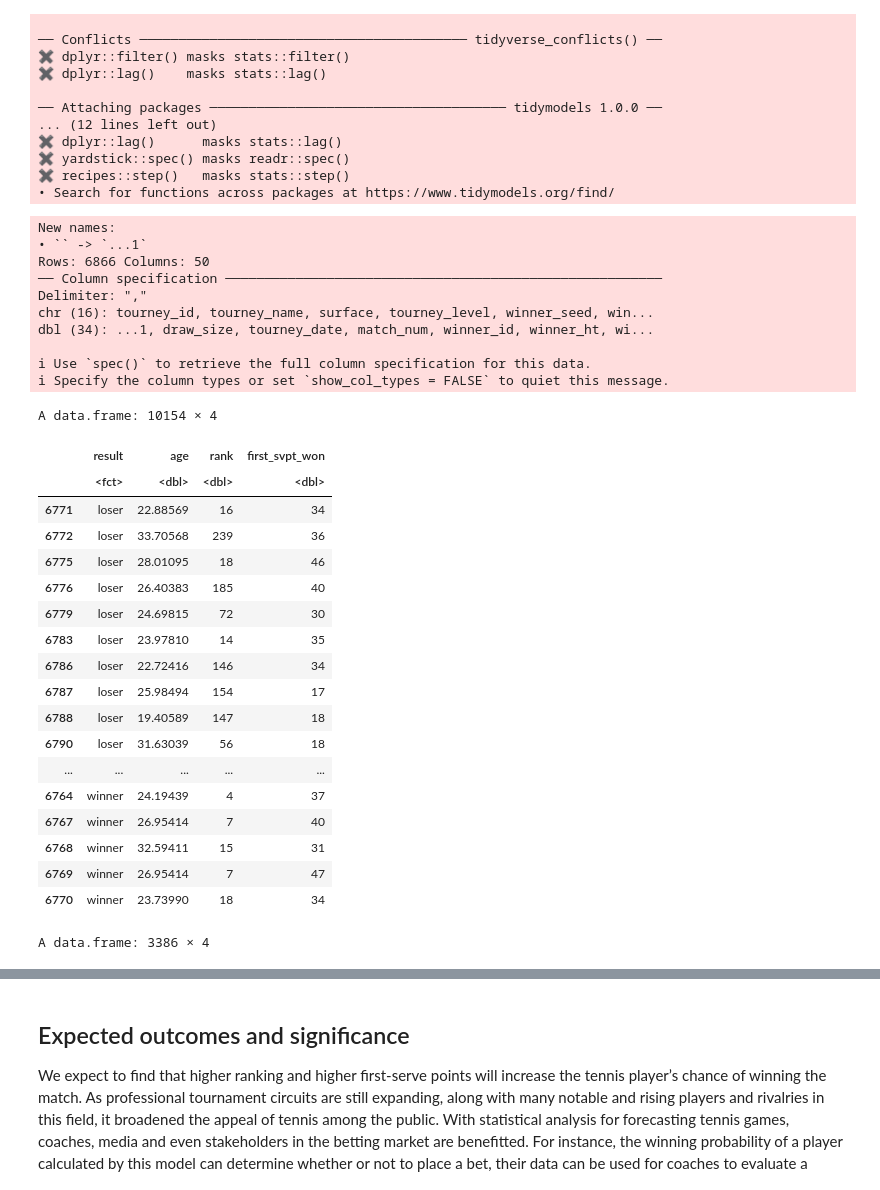
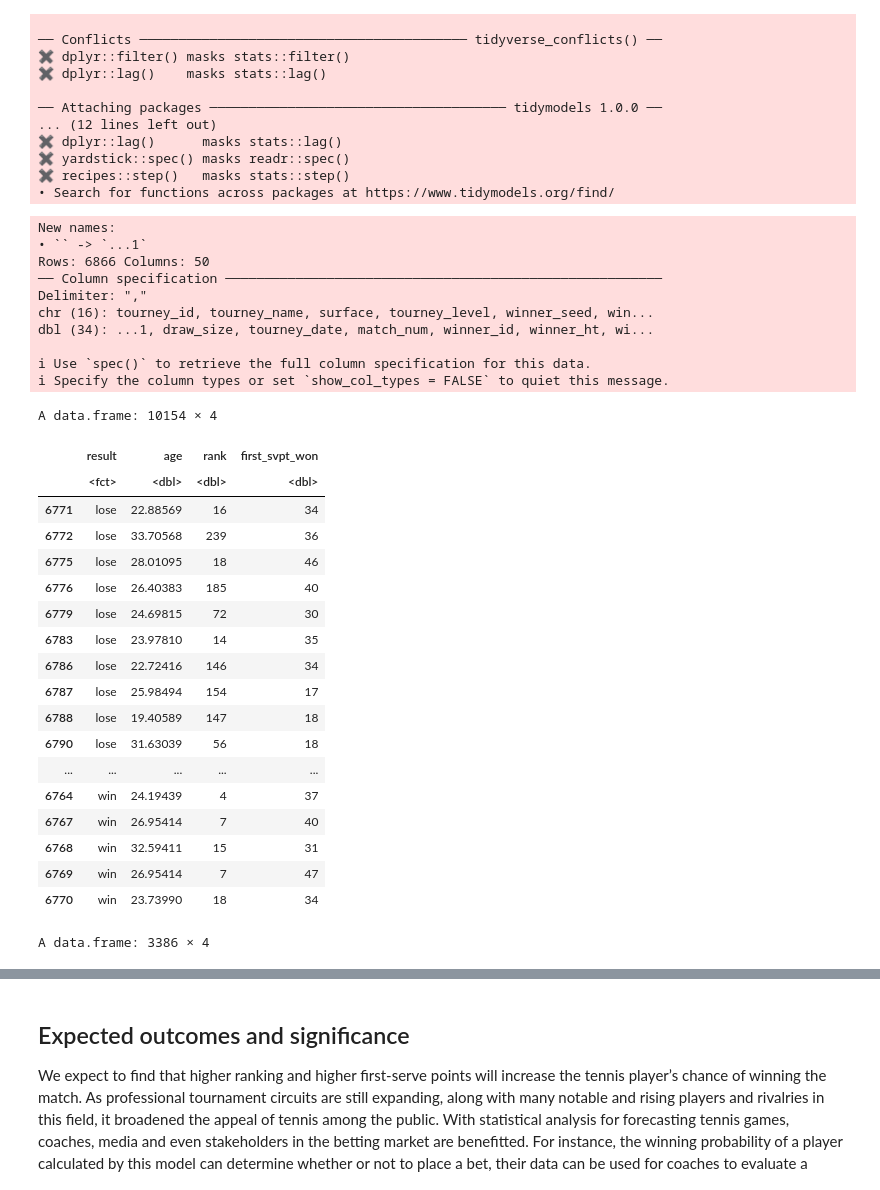
Before and after one commit to EllaShi7/DSCI-100-2022w2-Group-42-Project, a Jupyter notebook: Group_Project_Proposal.ipynb, the cells around one changed output, grey strips where cells are left out. Saved outputs shown, nothing was run; the diff lists cells and outputs as text; code cells hidden in the pictures.

```diff
--- a/Group_Project_Proposal.ipynb
+++ b/Group_Project_Proposal.ipynb
@@ -37,57 +37,57 @@ atp_data <- read_csv("atp2017-2019.csv") |>
   select(winner_age, loser_age, winner_rank, loser_rank, w_1stWon, l_1stWon) |>
   na.omit()
 
-win <- rep(c("winner"), times = nrow(atp_data))
+win <- rep(c("win"), times = nrow(atp_data))
 atp_data_win <- cbind(atp_data, win) |>
   select(win, winner_age, winner_rank, w_1stWon)
 colnames(atp_data_win) <- c("result", "age","rank", "first_svpt_won")
 
-lose <- rep(c("loser"), times = nrow(atp_data))
+lose <- rep(c("lose"), times = nrow(atp_data))
 atp_data_lose <- cbind(atp_data, lose) |>
   select(lose, loser_age, loser_rank, l_1stWon)
 colnames(atp_data_lose) <- c("result", "age","rank", "first_svpt_won")
 
 data <- rbind(atp_data_win, atp_data_lose) |>
   mutate(result = as_factor(result))
 
 # Splitting Dataset
 
 data_split <- initial_split(data, prop = 0.75, strata = result)
 atp_train <- training(data_split)
 atp_test <- testing(data_split)
 
 atp_train
 atp_test
 # %% [output]
 New names:
 • `` -> `...1`
 Rows: 6866 Columns: 50
 ── Column specification ────────────────────────────────────────────────────────
 Delimiter: ","
 chr (16): tourney_id, tourney_name, surface, tourney_level, winner_seed, win...
 dbl (34): ...1, draw_size, tourney_date, match_num, winner_id, winner_ht, wi...
 
 ℹ Use `spec()` to retrieve the full column specification for this data.
 ℹ Specify the column types or set `show_col_types = FALSE` to quiet this message.
 A data.frame: 10154 × 4
 |  | result | age | rank | first_svpt_won |
 |  | <fct> | <dbl> | <dbl> | <dbl> |
-| 6771 | loser | 22.88569 | 16 | 34 |
-| 6772 | loser | 33.70568 | 239 | 36 |
-| 6775 | loser | 28.01095 | 18 | 46 |
-| 6776 | loser | 26.40383 | 185 | 40 |
-| 6779 | loser | 24.69815 | 72 | 30 |
-| 6783 | loser | 23.97810 | 14 | 35 |
-| 6786 | loser | 22.72416 | 146 | 34 |
-| 6787 | loser | 25.98494 | 154 | 17 |
-| 6788 | loser | 19.40589 | 147 | 18 |
-| 6790 | loser | 31.63039 | 56 | 18 |
+| 6771 | lose | 22.88569 | 16 | 34 |
+| 6772 | lose | 33.70568 | 239 | 36 |
+| 6775 | lose | 28.01095 | 18 | 46 |
+| 6776 | lose | 26.40383 | 185 | 40 |
+| 6779 | lose | 24.69815 | 72 | 30 |
+| 6783 | lose | 23.97810 | 14 | 35 |
+| 6786 | lose | 22.72416 | 146 | 34 |
+| 6787 | lose | 25.98494 | 154 | 17 |
+| 6788 | lose | 19.40589 | 147 | 18 |
+| 6790 | lose | 31.63039 | 56 | 18 |
 | ... | ... | ... | ... | ... |
-| 6764 | winner | 24.19439 | 4 | 37 |
-| 6767 | winner | 26.95414 | 7 | 40 |
-| 6768 | winner | 32.59411 | 15 | 31 |
-| 6769 | winner | 26.95414 | 7 | 47 |
-| 6770 | winner | 23.73990 | 18 | 34 |
+| 6764 | win | 24.19439 | 4 | 37 |
+| 6767 | win | 26.95414 | 7 | 40 |
+| 6768 | win | 32.59411 | 15 | 31 |
+| 6769 | win | 26.95414 | 7 | 47 |
+| 6770 | win | 23.73990 | 18 | 34 |
 A data.frame: 3386 × 4
 |  | result | age | rank | first_svpt_won |
 |  | <fct> | <dbl> | <dbl> | <dbl> |
```
Also changed, not shown: parts of 4 cells of this notebook.
